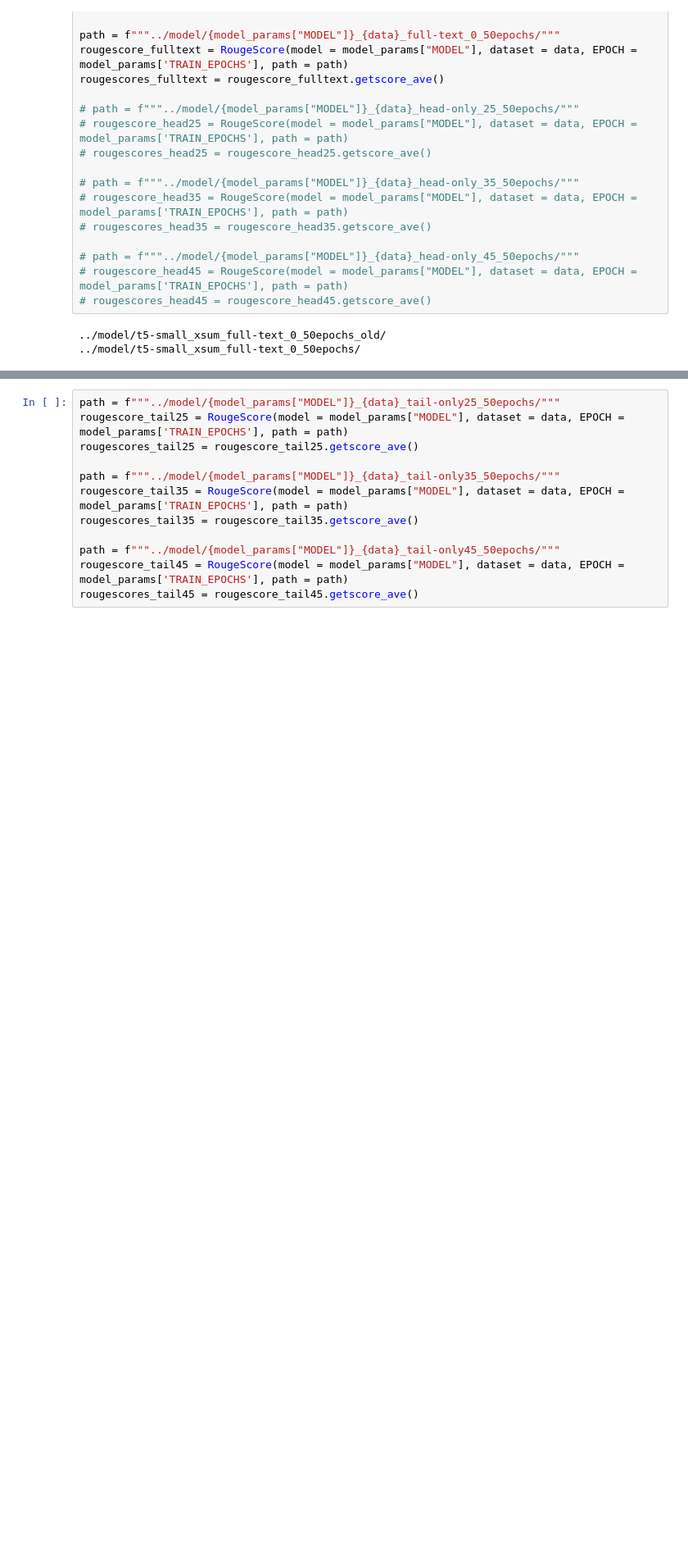
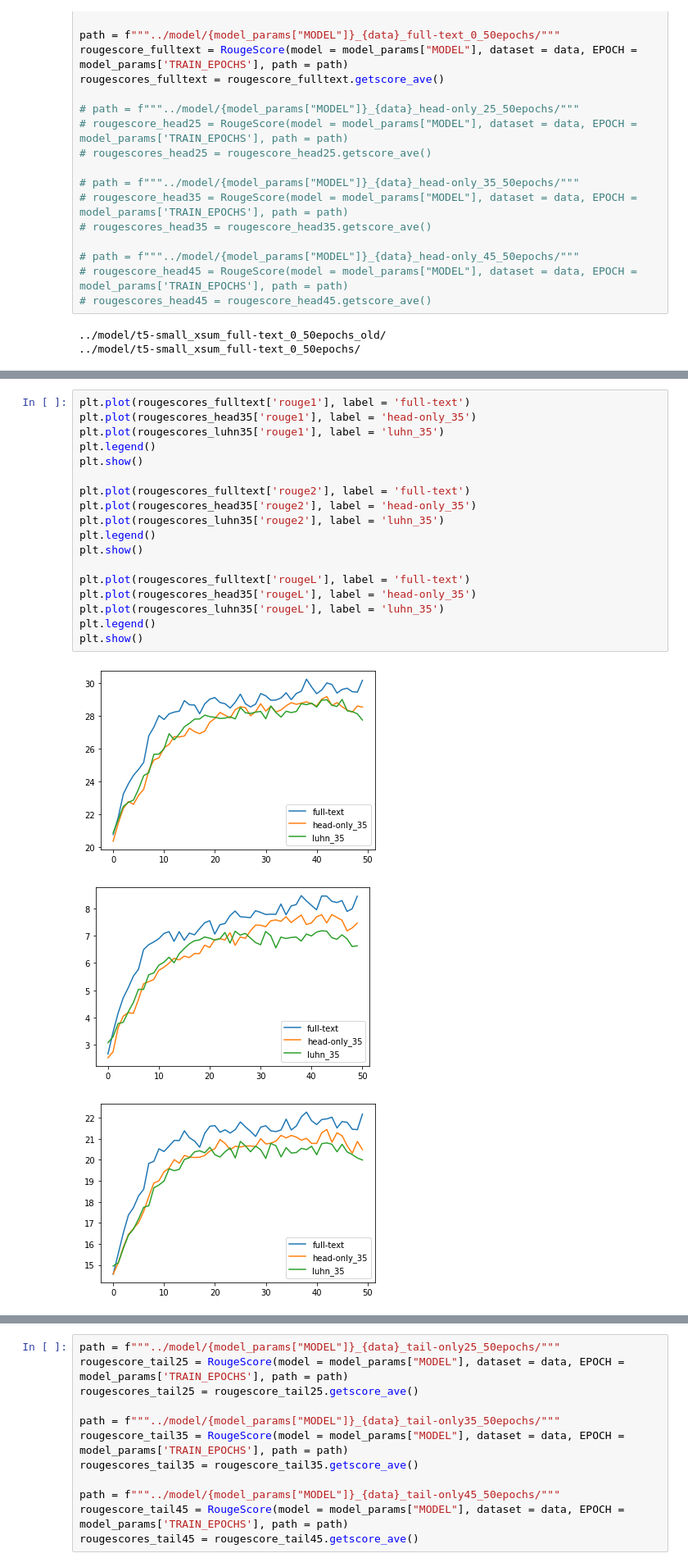
Before and after one commit to beaupranisaa/Text-Summarization, a Jupyter notebook: analysis/Shortening_Evaluation_50epochs.ipynb, the cells around one changed output, grey strips where cells are left out. Shown: that part at 82% size. Drawn from its saved outputs; the diff is of its cells as text; blank space fills up the shorter version.

```diff
--- a/analysis/Shortening_Evaluation_50epochs.ipynb
+++ b/analysis/Shortening_Evaluation_50epochs.ipynb
@@ -38,0 +87,22 @@ rougescores_fulltext = rougescore_fulltext.getscore_ave()
+# %%
+plt.plot(rougescores_fulltext['rouge1'], label = 'full-text')
+plt.plot(rougescores_head35['rouge1'], label = 'head-only_35')
+plt.plot(rougescores_luhn35['rouge1'], label = 'luhn_35')
+plt.legend()
+plt.show()
+
+plt.plot(rougescores_fulltext['rouge2'], label = 'full-text')
+plt.plot(rougescores_head35['rouge2'], label = 'head-only_35')
+plt.plot(rougescores_luhn35['rouge2'], label = 'luhn_35')
+plt.legend()
+plt.show()
+
+plt.plot(rougescores_fulltext['rougeL'], label = 'full-text')
+plt.plot(rougescores_head35['rougeL'], label = 'head-only_35')
+plt.plot(rougescores_luhn35['rougeL'], label = 'luhn_35')
+plt.legend()
+plt.show()
+# %% [output]
+[figure, added]
+[figure, added]
+[figure, added]
```
Also changed, not shown: parts of 3 cells of this notebook, 8 other files.
